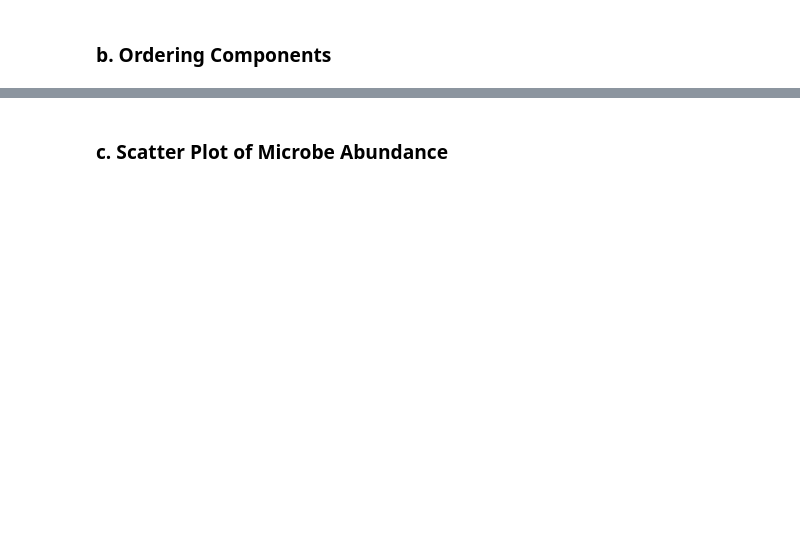
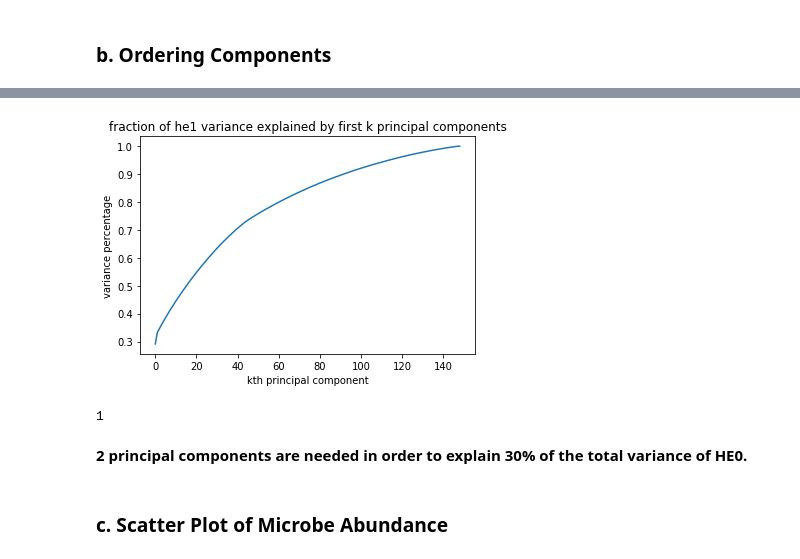
Before and after one commit to cam-ge/mp2, a Jupyter notebook: MP2.ipynb, the cells around one changed output, grey strips where cells are left out. Drawn from its saved outputs; the diff is of its cells as text; code cells hidden in the pictures; blank space fills up the shorter version.

```diff
--- a/MP2.ipynb
+++ b/MP2.ipynb
@@ -361,2 +438,21 @@ plt.show()
+# %%
+cumulative_variance1 = variance_explained1.copy()
+
+for i in range(1, len(variance_explained1)):
+    cumulative_variance1[i] = cumulative_variance1[i] + cumulative_variance1[i-1]
+# %%
+plt.plot(cumulative_variance1)
+plt.title('fraction of he1 variance explained by first k principal components')
+plt.ylabel('variance percentage')
+plt.xlabel('kth principal component')
+plt.show()
+# %% [output]
+[figure, added]
+# %%
+np.where(cumulative_variance1 >= 0.3)[0][0]
+# %% [output]
+1
+# %% [markdown]
+**2 principal components are needed in order to explain 30% of the total variance of HE0.**
 # %% [markdown]
 ### c. Scatter Plot of Microbe Abundance
```
Also changed, not shown: parts of 46 cells of this notebook, 2 other files.
